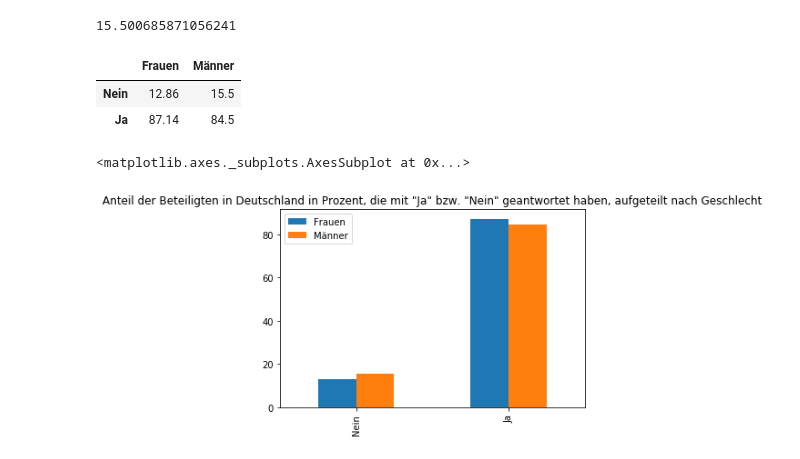
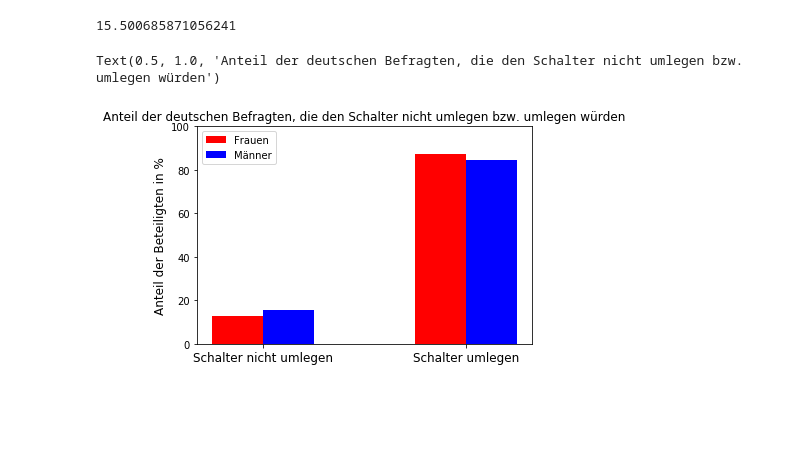
Before and after one commit to grasshoff/philhistcomp, a Jupyter notebook: projects/trolley_cases/trolley.ipynb, the cells around one changed output. Cells and saved outputs as stored; diff of their text form; code cells hidden in the pictures; blank space fills up the shorter version.

```diff
--- a/projects/trolley_cases/trolley.ipynb
+++ b/projects/trolley_cases/trolley.ipynb
@@ -135,12 +129,21 @@ df = pd.DataFrame(Women_Men, index = ('Nein', 'Ja'))
-# %%
-df
-# %% [output]
-|  | Frauen | Männer |
-| Nein | 12.86 | 15.5 |
-| Ja | 87.14 | 84.5 |
-# %%
-##Darstellung der Daten im Balkendiagramm
-df.plot.bar(title = 'Anteil der Beteiligten in Deutschland in Prozent, die mit "Ja" bzw. "Nein" geantwortet haben, aufgeteilt nach Geschlecht')
-# %% [output]
-<matplotlib.axes._subplots.AxesSubplot at 0x...>
-[figure, removed]
+# %%
+Antwort_Frauen = [12.86, 87.14]
+Antwort_Männer = [15.5, 84.5]
+# %%
+##Darstellung der Daten im Balkendiagramm
+labels = ['Männer', 'Frauen']
+labels2 = ['Schalter nicht umlegen', 'Schalter umlegen']
+X = np.arange(len(labels))
+width = 0.25
+fig, ax = plt.subplots()
+rects1 = ax.bar(x - width/2, Antwort_Frauen, width, label='Frauen', color= 'r')
+rects2 = ax.bar (x+width/2, Antwort_Männer, width, label='Männer', color='b')
+ax.set_ylabel('Anteil der Beteiligten in %', fontsize='large')
+plt.ylim(top = 100, bottom = 0)
+ax.set_xticks(x)
+ax.set_xticklabels(labels2, fontsize='large')
+ax.legend()
+ax.set_title('Anteil der deutschen Befragten, die den Schalter nicht umlegen bzw. umlegen würden')
+# %% [output]
+Text(0.5, 1.0, 'Anteil der deutschen Befragten, die den Schalter nicht umlegen bzw. umlegen würden')
+[figure, added]
```
Also changed, not shown: parts of 2 cells of this notebook.
